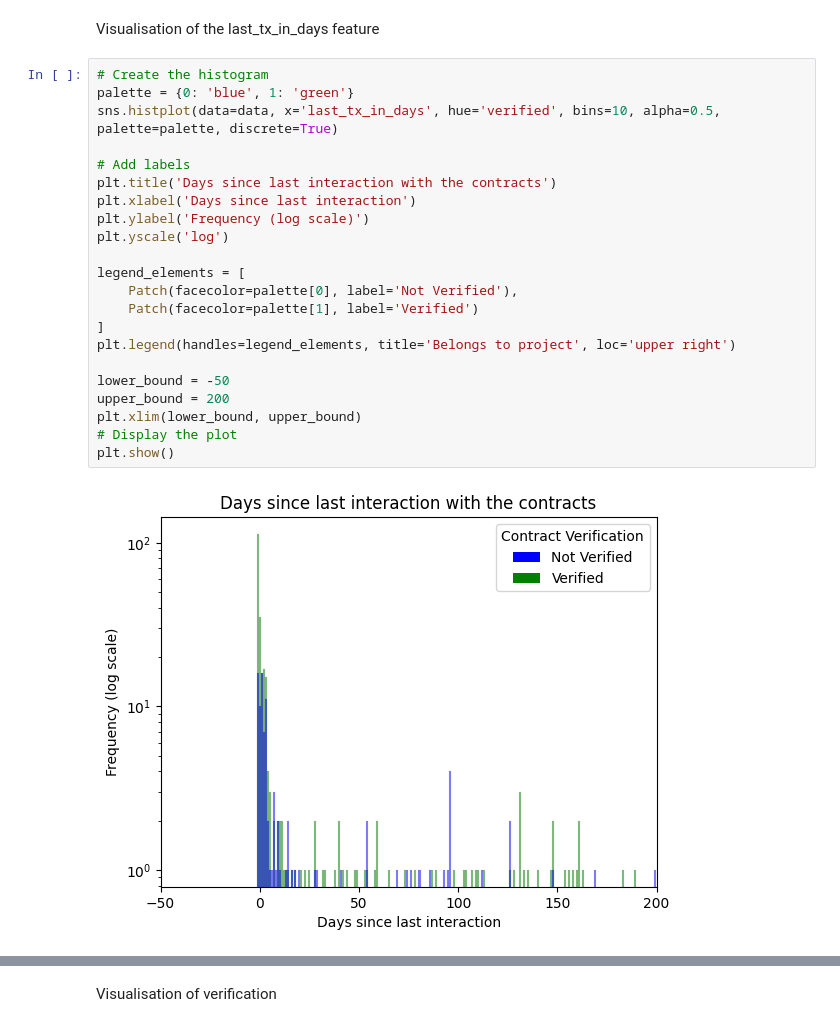
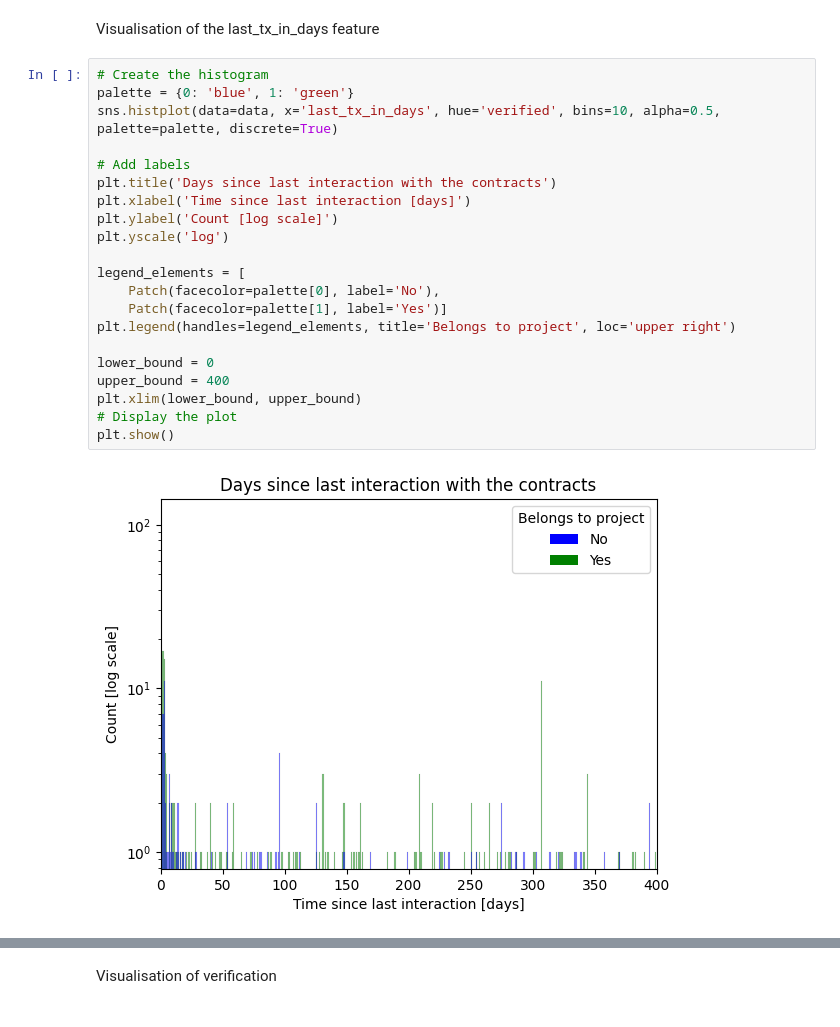
Before and after one commit to EthWiz/ariel-final-project, a Jupyter notebook: ml.ipynb, the cells around one changed output, grey strips where cells are left out. Saved outputs shown, nothing was run; the diff lists cells and outputs as text.

```diff
--- a/ml.ipynb
+++ b/ml.ipynb
@@ -33,24 +37,23 @@ Visualisation of the last_tx_in_days feature
 # %%
 # Create the histogram
 palette = {0: 'blue', 1: 'green'}
 sns.histplot(data=data, x='last_tx_in_days', hue='verified', bins=10, alpha=0.5, palette=palette, discrete=True)
 
 # Add labels
 plt.title('Days since last interaction with the contracts')
-plt.xlabel('Days since last interaction')
-plt.ylabel('Frequency (log scale)')
+plt.xlabel('Time since last interaction [days]')
+plt.ylabel('Count [log scale]')
 plt.yscale('log')
 
 legend_elements = [
-    Patch(facecolor=palette[0], label='Not Verified'),
-    Patch(facecolor=palette[1], label='Verified')
-]
+    Patch(facecolor=palette[0], label='No'),
+    Patch(facecolor=palette[1], label='Yes')]
 plt.legend(handles=legend_elements, title='Belongs to project', loc='upper right')
 
-lower_bound = -50
-upper_bound = 200
+lower_bound = 0
+upper_bound = 400
 plt.xlim(lower_bound, upper_bound)
 # Display the plot
 plt.show()
 # %% [output]
-[figure, old version]
+[figure, new version]
```
Also changed, not shown: parts of 17 cells of this notebook, 2 other files.
